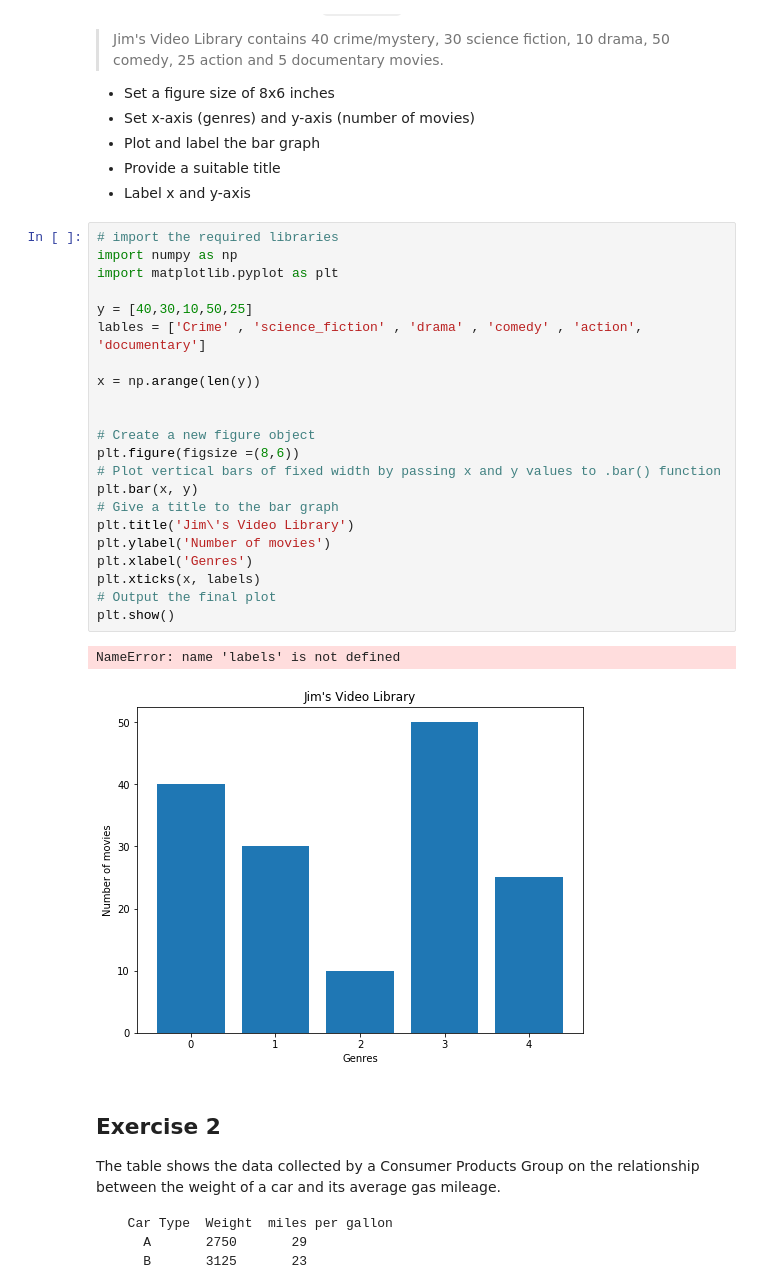
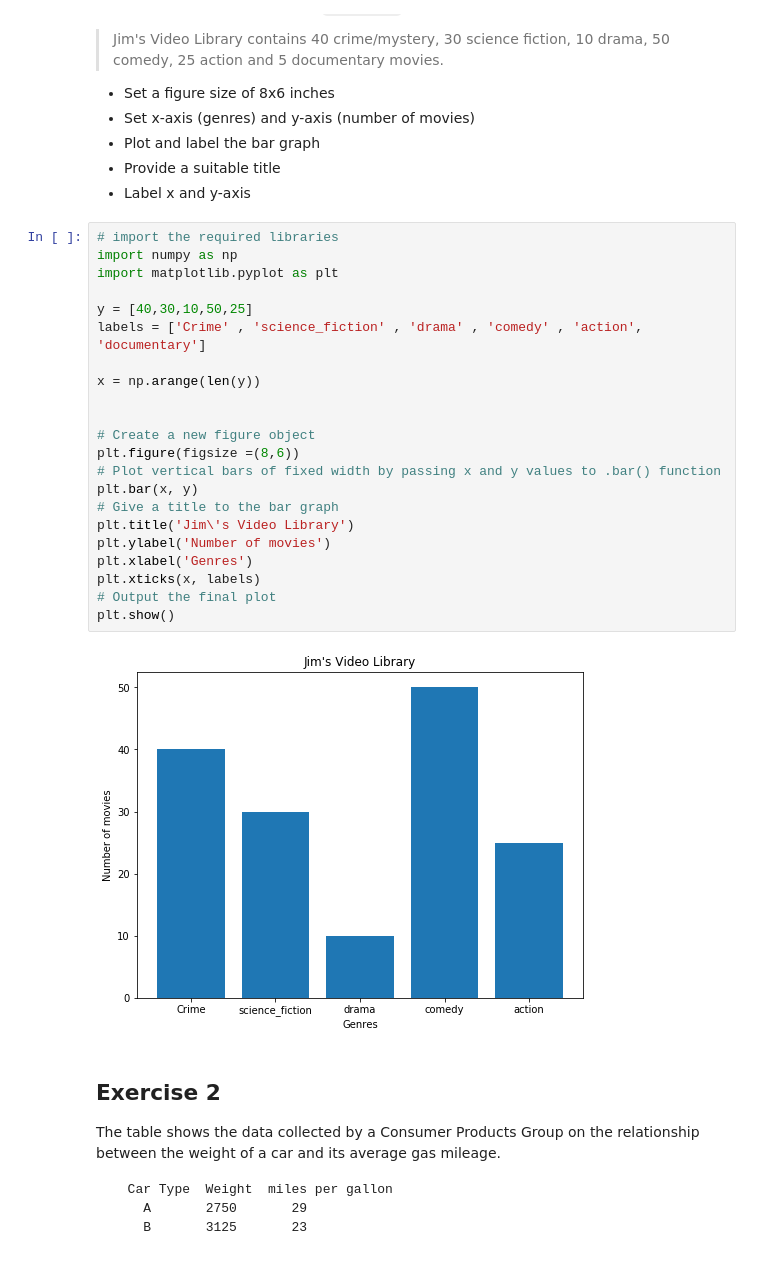
Before and after one commit to atryman/dsc-data-viz-lab-nyc-ds-082619, a Jupyter notebook: index.ipynb, the cells around one changed output. Cells and saved outputs as stored; diff of their text form.

```diff
--- a/index.ipynb
+++ b/index.ipynb
@@ -23,28 +23,27 @@ Make a vertical bar graph using `plt.bar()` for the following set of data:
 # %%
 # import the required libraries
 import numpy as np
 import matplotlib.pyplot as plt
 
 y = [40,30,10,50,25]
-lables = ['Crime' , 'science_fiction' , 'drama' , 'comedy' , 'action', 'documentary']
+labels = ['Crime' , 'science_fiction' , 'drama' , 'comedy' , 'action', 'documentary']
 
 x = np.arange(len(y))
 
 
 # Create a new figure object
 plt.figure(figsize =(8,6))
 # Plot vertical bars of fixed width by passing x and y values to .bar() function
 plt.bar(x, y)
 # Give a title to the bar graph
 plt.title('Jim\'s Video Library')
 plt.ylabel('Number of movies')
 plt.xlabel('Genres')
 plt.xticks(x, labels)
 # Output the final plot
 plt.show()
 # %% [output]
-NameError: name 'labels' is not defined
-[figure, old version]
+[figure, new version]
 # %% [markdown]
 ## Exercise 2
 
```
